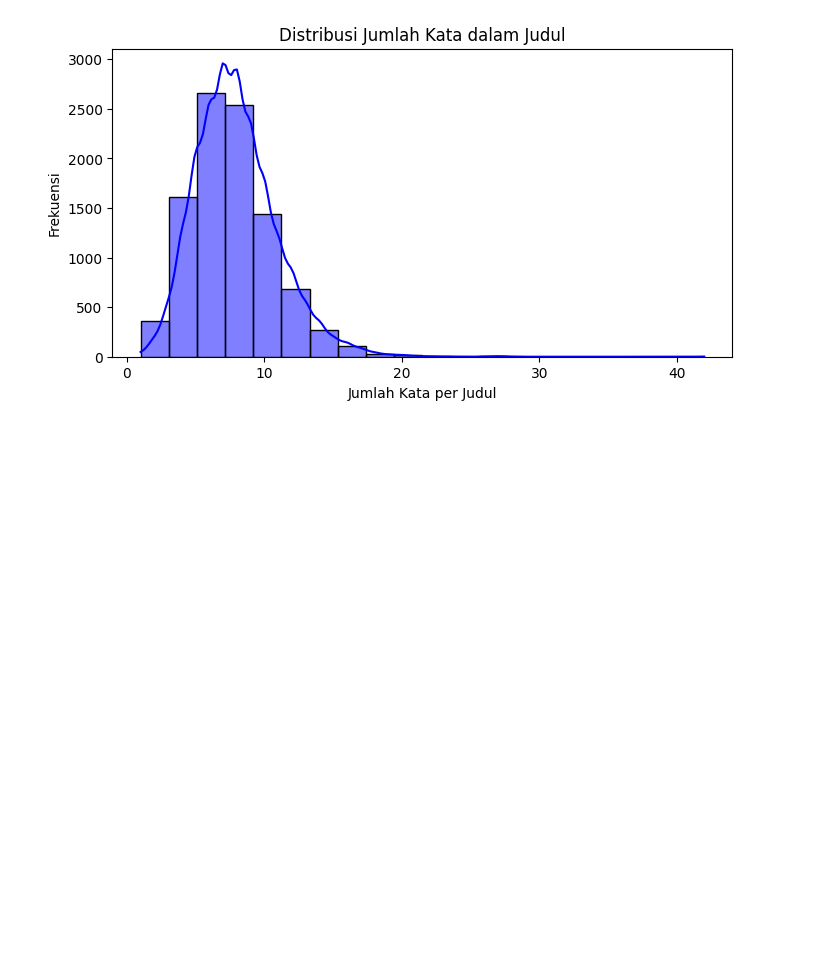
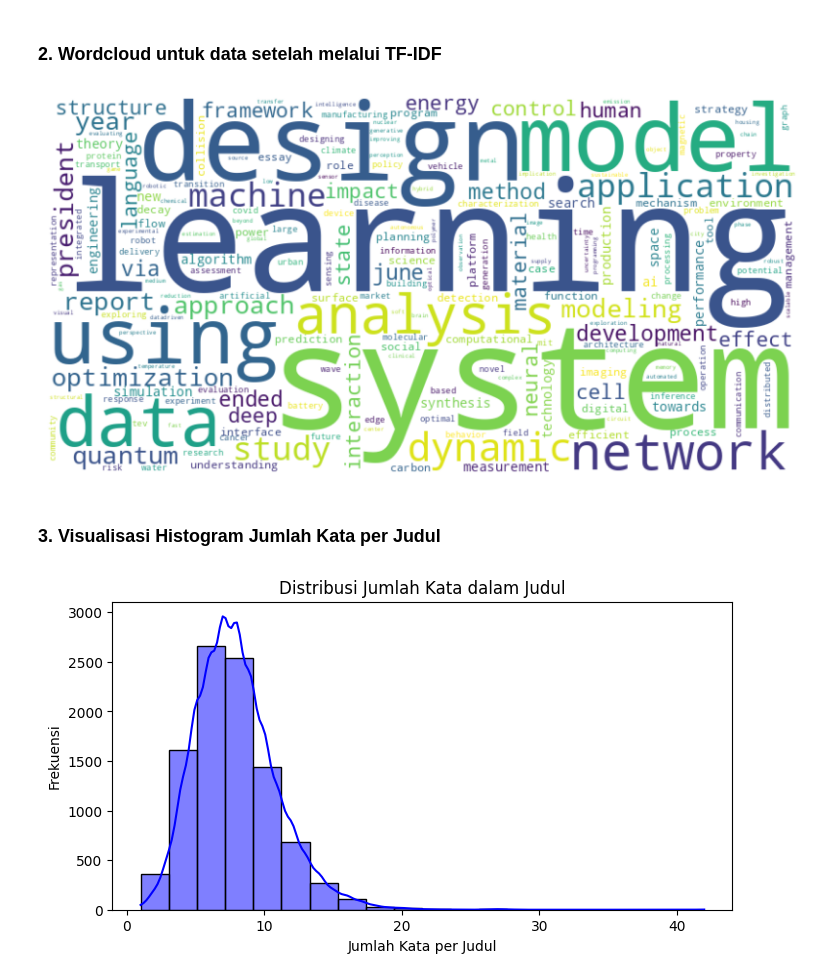
Before and after one commit to rizkyaqil04/mitdspace-topic-modeling, a Jupyter notebook: src/analysis and visualization/analisis.ipynb, the cells around one changed output. Saved outputs shown, nothing was run; the diff lists cells and outputs as text; code cells hidden in the pictures; blank space fills up the shorter version.

```diff
--- a/src/analysis and visualization/analisis.ipynb
+++ b/src/analysis and visualization/analisis.ipynb
@@ -84,3 +74,27 @@ plt.show()
+# %% [markdown]
+### 2. Wordcloud untuk data setelah melalui TF-IDF
+# %%
+documents = df["title"].dropna().tolist()
+
+# Buat model TF-IDF
+vectorizer = TfidfVectorizer(max_features=1000)  # Ambil 1000 kata dengan bobot tertinggi
+tfidf_matrix = vectorizer.fit_transform(documents)
+
+# Ambil skor TF-IDF untuk setiap kata
+tfidf_scores = dict(zip(vectorizer.get_feature_names_out(), tfidf_matrix.sum(axis=0).A1))
+
+# Buat WordCloud berdasarkan bobot TF-IDF
+wordcloud = WordCloud(width=800, height=400, background_color="white").generate_from_frequencies(tfidf_scores)
+
+# Tampilkan WordCloud
+plt.figure(figsize=(10, 5))
+plt.imshow(wordcloud, interpolation="bilinear")
+plt.axis("off")
+plt.show()
+# %% [output]
+[figure, added]
+# %% [markdown]
+### 3. Visualisasi Histogram Jumlah Kata per Judul
 # %%
 plt.figure(figsize=(8, 4))
 sns.histplot(df['title'].apply(lambda x: len(x.split())), bins=20, kde=True, color='blue')
```
Also changed, not shown: parts of 13 cells of this notebook, 1 other file.
